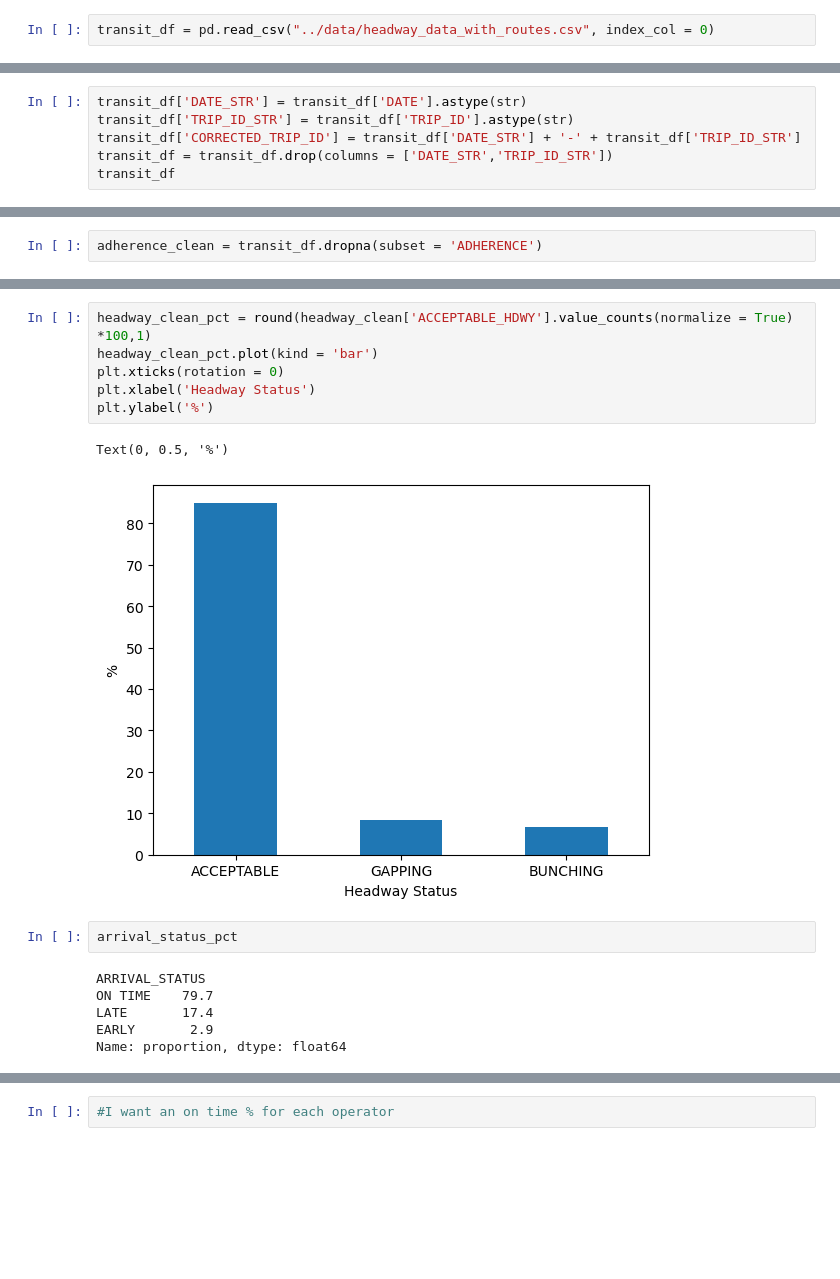
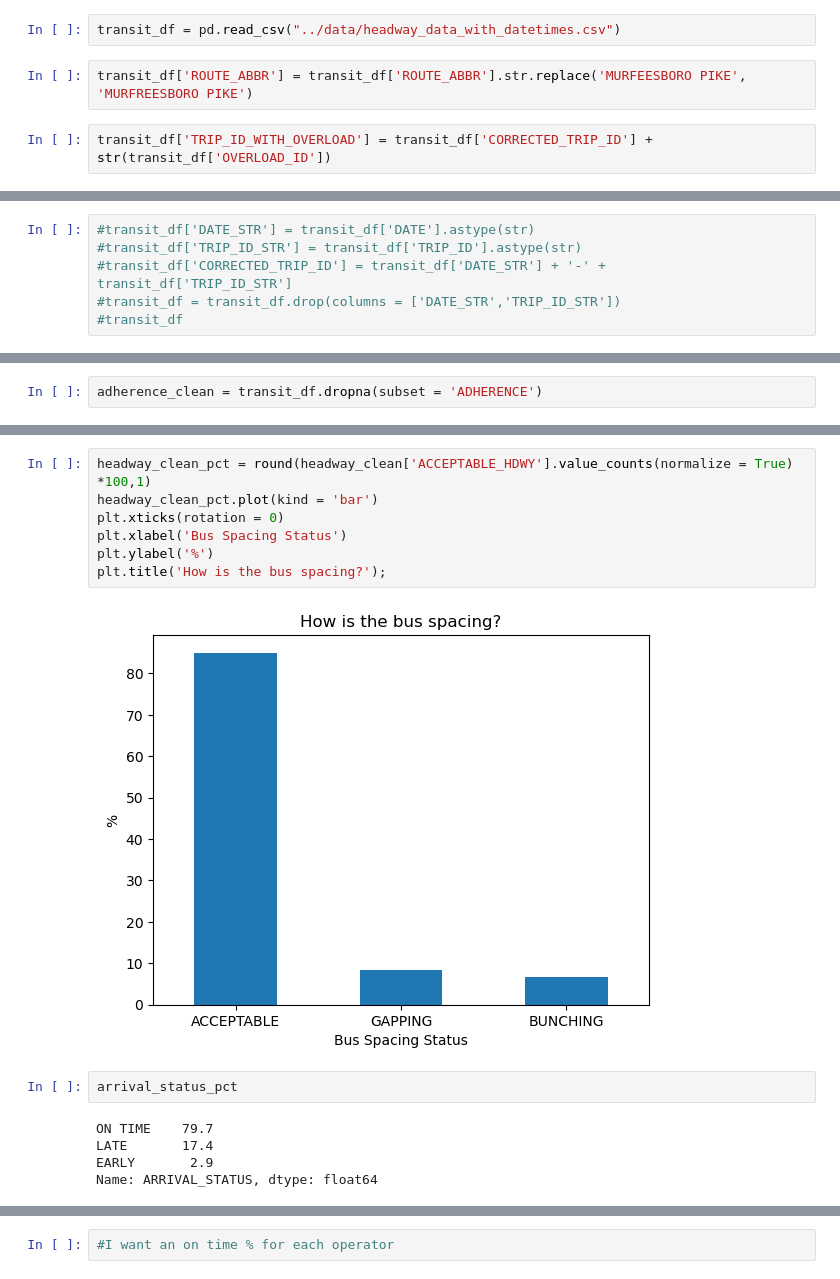
Before and after one commit to ballir27/wego-nashville-bus-adherence, a Jupyter notebook: notebooks/WeGo EDA Questions 5 & 6.ipynb, the cells around one changed output, grey strips where cells are left out. Drawn from its saved outputs; the diff is of its cells as text; blank space fills up the shorter version.

```diff
--- a/notebooks/WeGo EDA Questions 5 & 6.ipynb
+++ b/notebooks/WeGo EDA Questions 5 & 6.ipynb
@@ -7,4 +8,8 @@ import math
 pd.options.display.max_columns = 100
 pd.options.display.max_rows = 200
 # %%
-transit_df = pd.read_csv("../data/headway_data_with_routes.csv", index_col = 0)
+transit_df = pd.read_csv("../data/headway_data_with_datetimes.csv")
+# %%
+transit_df['ROUTE_ABBR'] = transit_df['ROUTE_ABBR'].str.replace('MURFEESBORO PIKE', 'MURFREESBORO PIKE')
+# %%
+transit_df['TRIP_ID_WITH_OVERLOAD'] = transit_df['CORRECTED_TRIP_ID'] + str(transit_df['OVERLOAD_ID'])
@@ -213,8 +220,8 @@ Dropping duplicate trip_ids doesn't work because the trip ID resets at the begin
 #unique_trips = transit_df.drop_duplicates(subset = 'TRIP_ID')
 #unique_trips
 # %%
-transit_df['DATE_STR'] = transit_df['DATE'].astype(str)
-transit_df['TRIP_ID_STR'] = transit_df['TRIP_ID'].astype(str)
-transit_df['CORRECTED_TRIP_ID'] = transit_df['DATE_STR'] + '-' + transit_df['TRIP_ID_STR']
-transit_df = transit_df.drop(columns = ['DATE_STR','TRIP_ID_STR'])
-transit_df
+#transit_df['DATE_STR'] = transit_df['DATE'].astype(str)
+#transit_df['TRIP_ID_STR'] = transit_df['TRIP_ID'].astype(str)
+#transit_df['CORRECTED_TRIP_ID'] = transit_df['DATE_STR'] + '-' + transit_df['TRIP_ID_STR']
+#transit_df = transit_df.drop(columns = ['DATE_STR','TRIP_ID_STR'])
+#transit_df
@@ -312,20 +309,19 @@ plt.title('How often are buses on time?', fontweight = 'bold', fontsize = 16);
 # %%
 headway_clean_pct = round(headway_clean['ACCEPTABLE_HDWY'].value_counts(normalize = True) *100,1)
 headway_clean_pct.plot(kind = 'bar')
 plt.xticks(rotation = 0)
-plt.xlabel('Headway Status')
+plt.xlabel('Bus Spacing Status')
 plt.ylabel('%')
+plt.title('How is the bus spacing?');
 # %% [output]
-Text(0, 0.5, '%')
-[figure, old version]
+[figure, new version]
 # %%
 arrival_status_pct
 # %% [output]
-ARRIVAL_STATUS
 ON TIME    79.7
 LATE       17.4
 EARLY       2.9
-Name: proportion, dtype: float64
+Name: ARRIVAL_STATUS, dtype: float64
 # %%
 adherence_clean.columns
 # %% [output]
```
Also changed, not shown: parts of 77 cells of this notebook.
